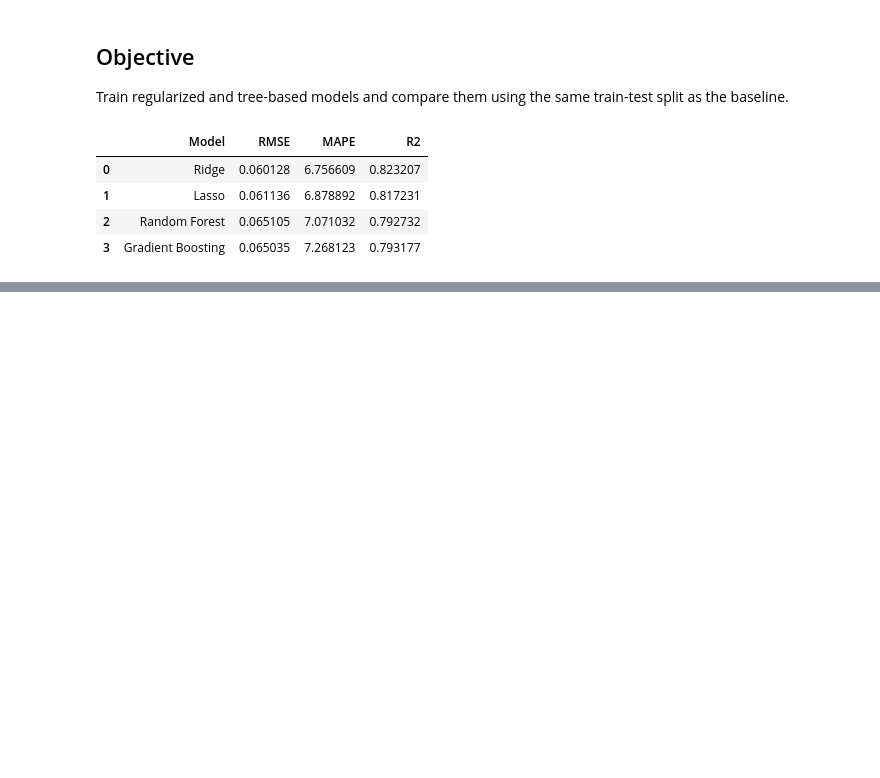
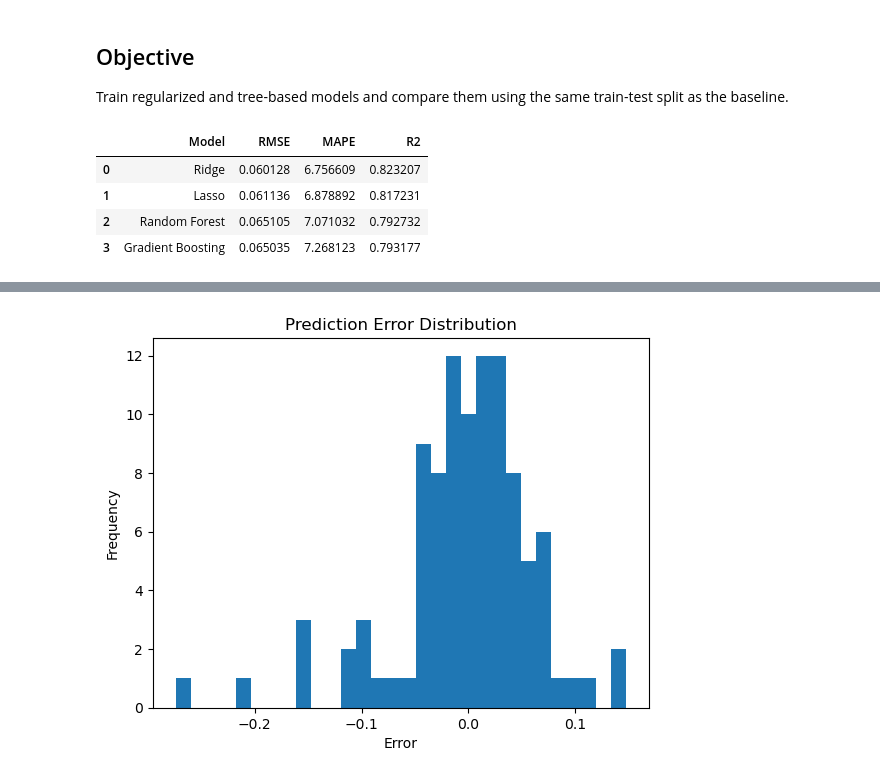
Before and after one commit to ankitamohapatra0406/admission-accuracy-improvement, a Jupyter notebook: notebooks/admission_predict.ipynb, the cells around one changed output, grey strips where cells are left out. Saved outputs shown, nothing was run; the diff lists cells and outputs as text; code cells hidden in the pictures; blank space fills up the shorter version.

```diff
--- a/notebooks/admission_predict.ipynb
+++ b/notebooks/admission_predict.ipynb
@@ -309,0 +337,11 @@ results
+# %%
+errors = y_test - best_gb.predict(X_test)
+
+plt.figure()
+plt.hist(errors, bins=30)
+plt.title("Prediction Error Distribution")
+plt.xlabel("Error")
+plt.ylabel("Frequency")
+plt.show()
+# %% [output]
+[figure, added]
```
Also changed, not shown: parts of 6 cells of this notebook.
